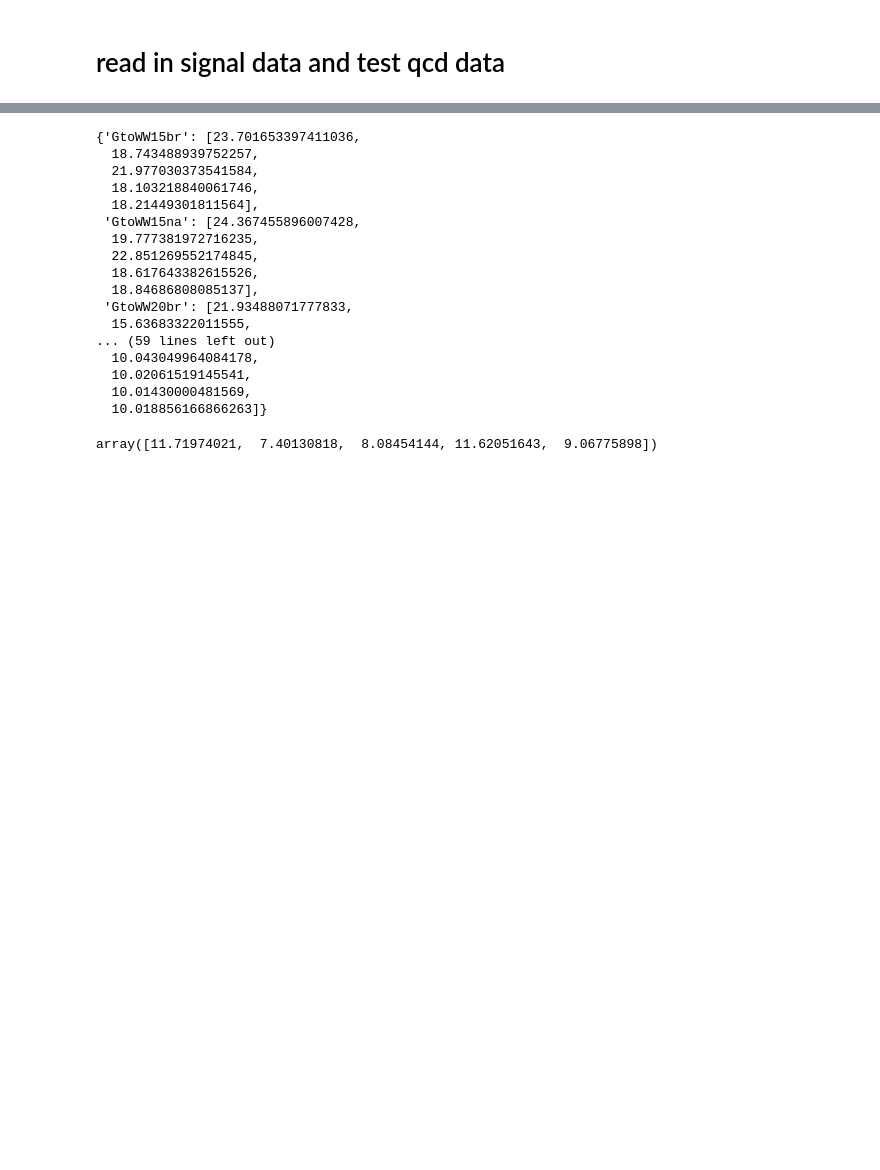
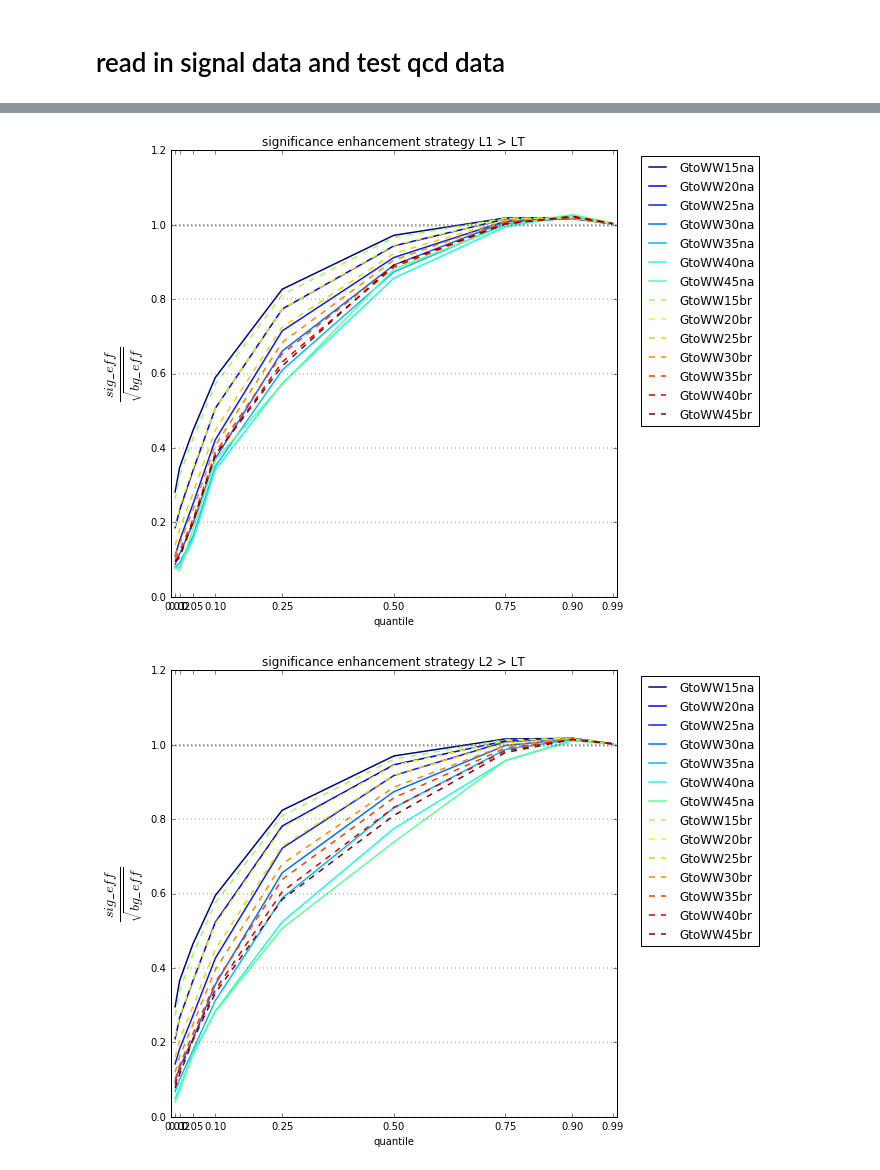
Before and after one commit to kingusiu/goodness_of_fit, a Jupyter notebook: analysis_quantile_regression.ipynb, the cells around one changed output, grey strips where cells are left out. Cells and saved outputs as stored; diff of their text form; code cells hidden in the pictures; blank space fills up the shorter version.

```diff
--- a/analysis_quantile_regression.ipynb
+++ b/analysis_quantile_regression.ipynb
@@ -189,0 +181,28 @@ def plot_eff_vs_mjj( analysis, quantiles, loss_strategies ):
+# %%
+def plot_eff_enhanced_vs_quantile( analysis, quantiles, loss_strategies ):
+
+    xx = [ pa.quantile_dict[q].val for q in quantiles ]
+    color = cm.jet(np.linspace(0,1,len(BSM_samples)))
+
+    for i, s in enumerate(loss_strategies):
+
+        loss_eff = analysis.iloc[i] / 100.0 # TODO: change saving selected-N and total-N and computing eficiency on the fly
+        qcd_eff = loss_eff[:,SM_sample].values
+
+        plt.figure(figsize=(8, 8))
+
+        for i,n in enumerate(BSM_samples):
+            if 'na' in n:
+                plt.plot( xx, loss_eff[:,n].values / np.sqrt( qcd_eff ), label=n, color=color[i], linestyle='-', lw=1.5)
+            else:
+                plt.plot( xx, loss_eff[:,n].values / np.sqrt( qcd_eff ), label=n, color=color[i], linestyle='dashed', lw=1.5)
+        plt.axhline(y=1., color='grey', linestyle='dotted', lw=2.5)
+
+        plt.xticks(xx)
+        plt.grid(axis='y', linewidth=0.4)
+        plt.ylabel(r'$\frac{sig\_eff}{\sqrt{bg\_eff}}$',fontsize=20)
+        plt.xlabel('quantile')
+        plt.title('significance enhancement strategy ' + pa.loss_strategy_dict[s].title_str)
+        plt.legend(bbox_to_anchor=(1.04,1), loc="upper left")
+        plt.draw()
+        plt.savefig(os.path.join(fig_dir_base,'significance_plt_'+pa.loss_strategy_dict[s].path_str+'.png'), bbox_inches="tight")
@@ -311,20 +358,0 @@ array([19.77738197, 15.50983026, 11.64456932,  8.87381659,  7.49646103,
-# %%
-eff
-# %% [output]
-{'GtoWW15br': [23.701653397411036,
-  18.743488939752257,
-  21.977030373541584,
-  18.103218840061746,
-  18.21449301811564],
- 'GtoWW15na': [24.367455896007428,
-  19.777381972716235,
-  22.851269552174845,
-  18.617643382615526,
-  18.84686808085137],
- 'GtoWW20br': [21.93488071777833,
-  15.63683322011555,
-... (59 lines left out)
-  10.043049964084178,
-  10.02061519145541,
-  10.01430000481569,
-  10.018856166866263]}
@@ -333,4 +359,5 @@ narrows = np.array( [ eff[k] for k in BSM_samples if 'na' in k ] )
-# %%
-narrows[-1,:]
-# %% [output]
-array([11.71974021,  7.40130818,  8.08454144, 11.62051643,  9.06775898])
+# %%
+plot_eff_enhanced_vs_quantile( analysis_frame, quantiles, loss_strategies )
+# %% [output]
+[figure, added]
+[figure, added]
```
Also changed, not shown: parts of 50 cells of this notebook, 19 other files.
